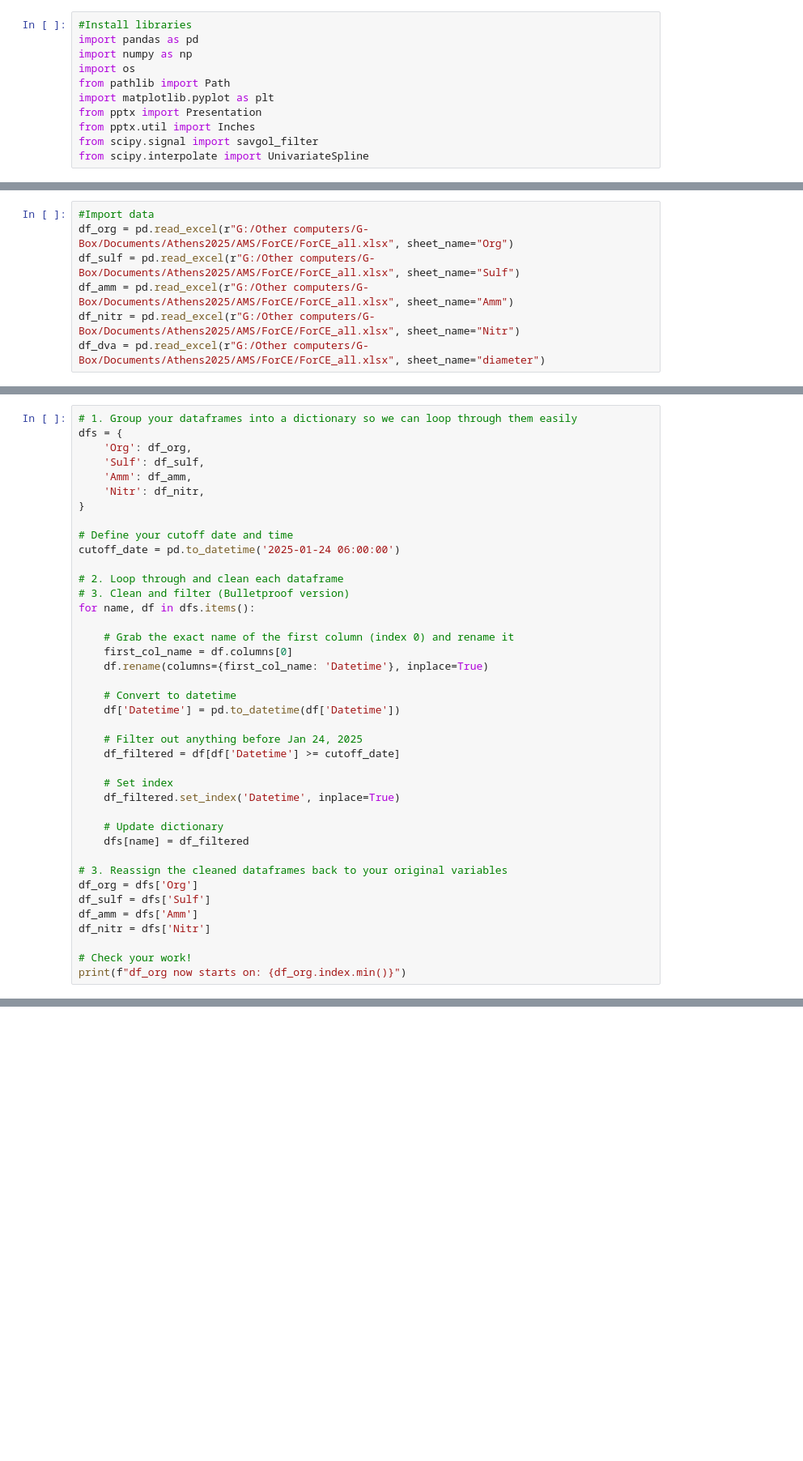
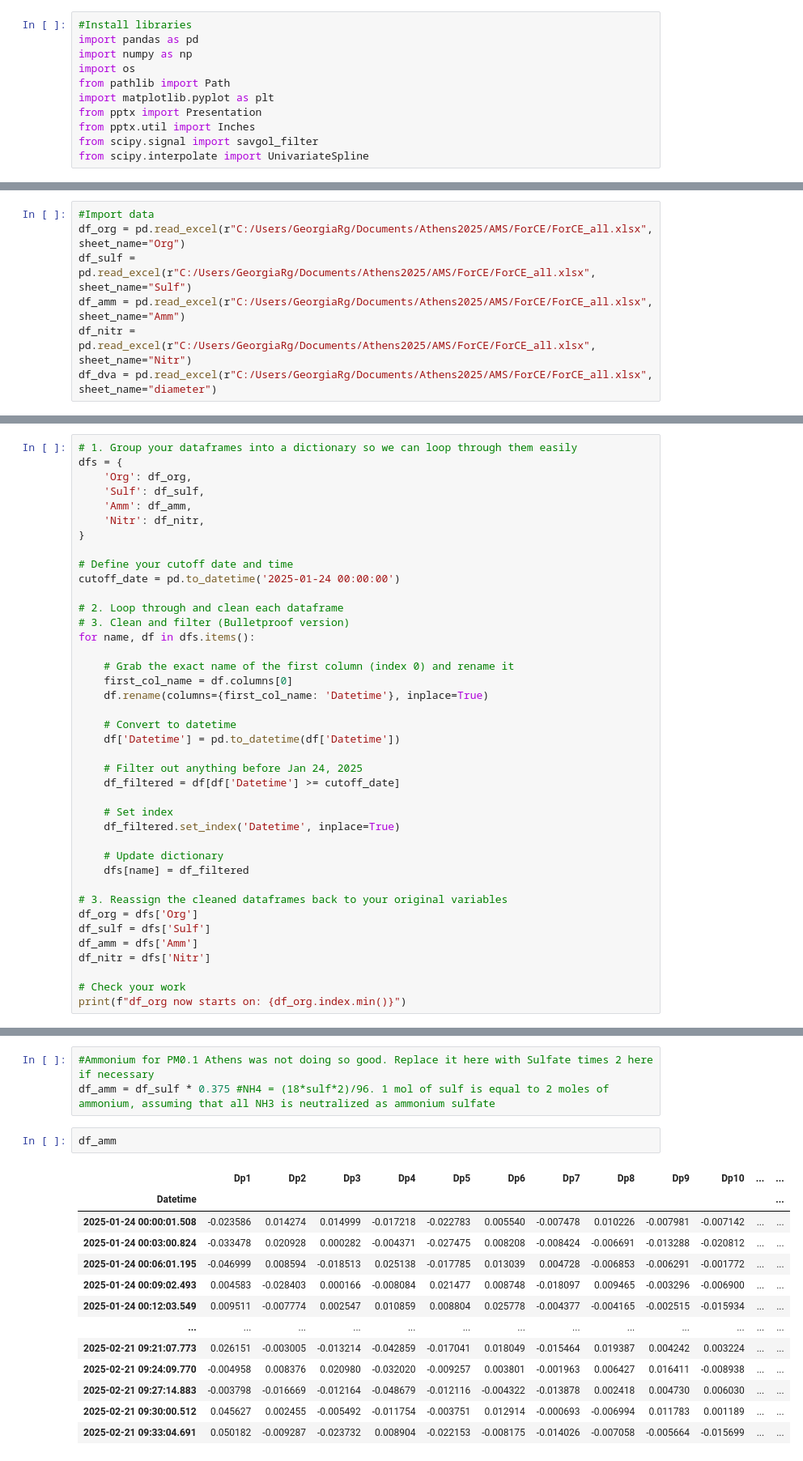
Before and after one commit to georgia-rg/Athens_Thissio_2025, a Jupyter notebook: smoothing.ipynb, the cells around one changed output, grey strips where cells are left out. Shown at 81% size. Drawn from its saved outputs; the diff is of its cells as text; blank space fills up the shorter version.

```diff
--- a/smoothing.ipynb
+++ b/smoothing.ipynb
@@ -40,10 +42,10 @@ output_dir = r"G:\Other computers\G-Box\Documents\Athens2025\AMS\ForCE\python_sm
 os.makedirs(output_dir, exist_ok=True) # exist_ok=True prevents an error if you run this cell multiple times
 # %%
 #Import data
-df_org = pd.read_excel(r"G:/Other computers/G-Box/Documents/Athens2025/AMS/ForCE/ForCE_all.xlsx", sheet_name="Org")
-df_sulf = pd.read_excel(r"G:/Other computers/G-Box/Documents/Athens2025/AMS/ForCE/ForCE_all.xlsx", sheet_name="Sulf")
-df_amm = pd.read_excel(r"G:/Other computers/G-Box/Documents/Athens2025/AMS/ForCE/ForCE_all.xlsx", sheet_name="Amm")
-df_nitr = pd.read_excel(r"G:/Other computers/G-Box/Documents/Athens2025/AMS/ForCE/ForCE_all.xlsx", sheet_name="Nitr")
-df_dva = pd.read_excel(r"G:/Other computers/G-Box/Documents/Athens2025/AMS/ForCE/ForCE_all.xlsx", sheet_name="diameter")
+df_org = pd.read_excel(r"C:/Users/GeorgiaRg/Documents/Athens2025/AMS/ForCE/ForCE_all.xlsx", sheet_name="Org")
+df_sulf = pd.read_excel(r"C:/Users/GeorgiaRg/Documents/Athens2025/AMS/ForCE/ForCE_all.xlsx", sheet_name="Sulf")
+df_amm = pd.read_excel(r"C:/Users/GeorgiaRg/Documents/Athens2025/AMS/ForCE/ForCE_all.xlsx", sheet_name="Amm")
+df_nitr = pd.read_excel(r"C:/Users/GeorgiaRg/Documents/Athens2025/AMS/ForCE/ForCE_all.xlsx", sheet_name="Nitr")
+df_dva = pd.read_excel(r"C:/Users/GeorgiaRg/Documents/Athens2025/AMS/ForCE/ForCE_all.xlsx", sheet_name="diameter")
 # %%
 df_org.head()
@@ -65,7 +59,7 @@ dfs = {
 }
 
 # Define your cutoff date and time
-cutoff_date = pd.to_datetime('2025-01-24 06:00:00')
+cutoff_date = pd.to_datetime('2025-01-24 00:00:00')
 
 # 2. Loop through and clean each dataframe
 # 3. Clean and filter (Bulletproof version)
@@ -93,6 +87,6 @@ df_sulf = dfs['Sulf']
 df_amm = dfs['Amm']
 df_nitr = dfs['Nitr']
 
-# Check your work!
+# Check your work
 print(f"df_org now starts on: {df_org.index.min()}")
 # %% [output]
@@ -99,0 +94,19 @@ df_org now starts on: 2025-01-24 06:00:07.604000
+# %%
+#Ammonium for PM0.1 Athens was not doing so good. Replace it here with Sulfate times 2 here if necessary
+df_amm = df_sulf * 0.375 #NH4 = (18*sulf*2)/96. 1 mol of sulf is equal to 2 moles of ammonium, assuming that all NH3 is neutralized as ammonium sulfate
+# %%
+df_amm
+# %% [output]
+|  | Dp1 | Dp2 | Dp3 | Dp4 | Dp5 | Dp6 | Dp7 | Dp8 | Dp9 | Dp10 | ... | ... |
+| Datetime |  |  |  |  |  |  |  |  |  |  |  | ... |
+| 2025-01-24 00:00:01.508 | -0.023586 | 0.014274 | 0.014999 | -0.017218 | -0.022783 | 0.005540 | -0.007478 | 0.010226 | -0.007981 | -0.007142 | ... | ... |
+| 2025-01-24 00:03:00.824 | -0.033478 | 0.020928 | 0.000282 | -0.004371 | -0.027475 | 0.008208 | -0.008424 | -0.006691 | -0.013288 | -0.020812 | ... | ... |
+| 2025-01-24 00:06:01.195 | -0.046999 | 0.008594 | -0.018513 | 0.025138 | -0.017785 | 0.013039 | 0.004728 | -0.006853 | -0.006291 | -0.001772 | ... | ... |
+| 2025-01-24 00:09:02.493 | 0.004583 | -0.028403 | 0.000166 | -0.008084 | 0.021477 | 0.008748 | -0.018097 | 0.009465 | -0.003296 | -0.006900 | ... | ... |
+| 2025-01-24 00:12:03.549 | 0.009511 | -0.007774 | 0.002547 | 0.010859 | 0.008804 | 0.025778 | -0.004377 | -0.004165 | -0.002515 | -0.015934 | ... | ... |
+| ... | ... | ... | ... | ... | ... | ... | ... | ... | ... | ... | ... | ... |
+| 2025-02-21 09:21:07.773 | 0.026151 | -0.003005 | -0.013214 | -0.042859 | -0.017041 | 0.018049 | -0.015464 | 0.019387 | 0.004242 | 0.003224 | ... | ... |
+| 2025-02-21 09:24:09.770 | -0.004958 | 0.008376 | 0.020980 | -0.032020 | -0.009257 | 0.003801 | -0.001963 | 0.006427 | 0.016411 | -0.008938 | ... | ... |
+| 2025-02-21 09:27:14.883 | -0.003798 | -0.016669 | -0.012164 | -0.048679 | -0.012116 | -0.004322 | -0.013878 | 0.002418 | 0.004730 | 0.006030 | ... | ... |
+| 2025-02-21 09:30:00.512 | 0.045627 | 0.002455 | -0.005492 | -0.011754 | -0.003751 | 0.012914 | -0.000693 | -0.006994 | 0.011783 | 0.001189 | ... | ... |
+| 2025-02-21 09:33:04.691 | 0.050182 | -0.009287 | -0.023732 | 0.008904 | -0.022153 | -0.008175 | -0.014026 | -0.007058 | -0.005664 | -0.015699 | ... | ... |
```
Also changed, not shown: parts of 15 cells of this notebook.
